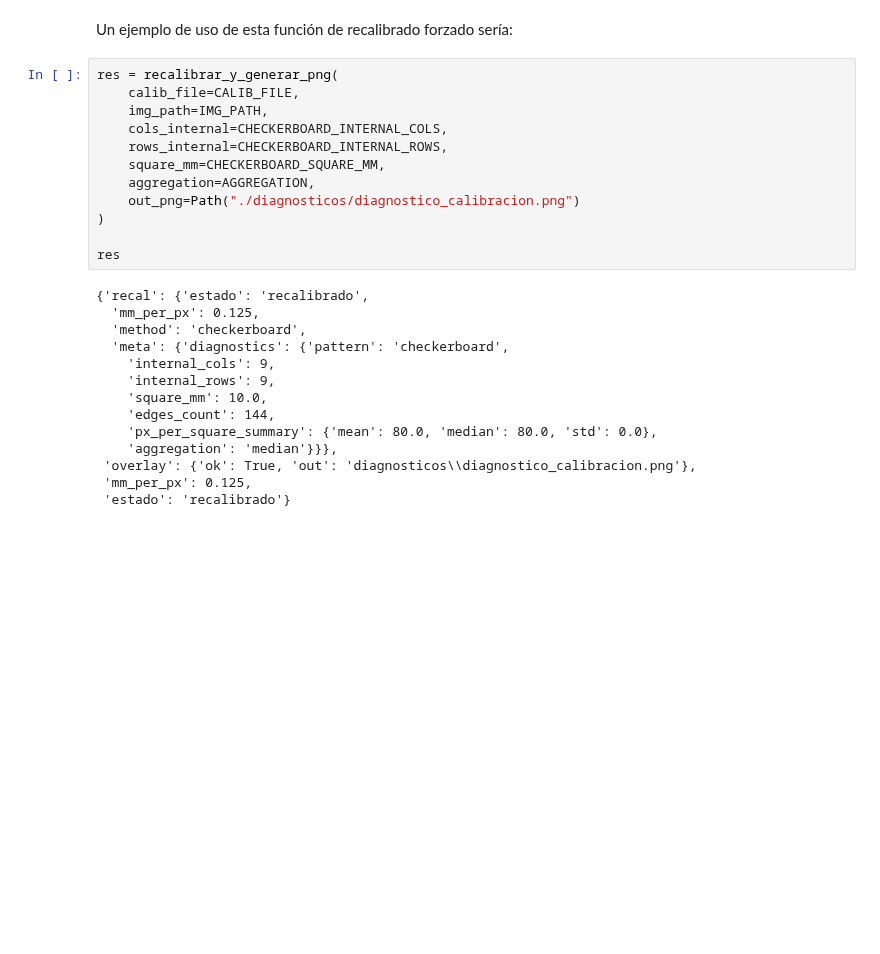
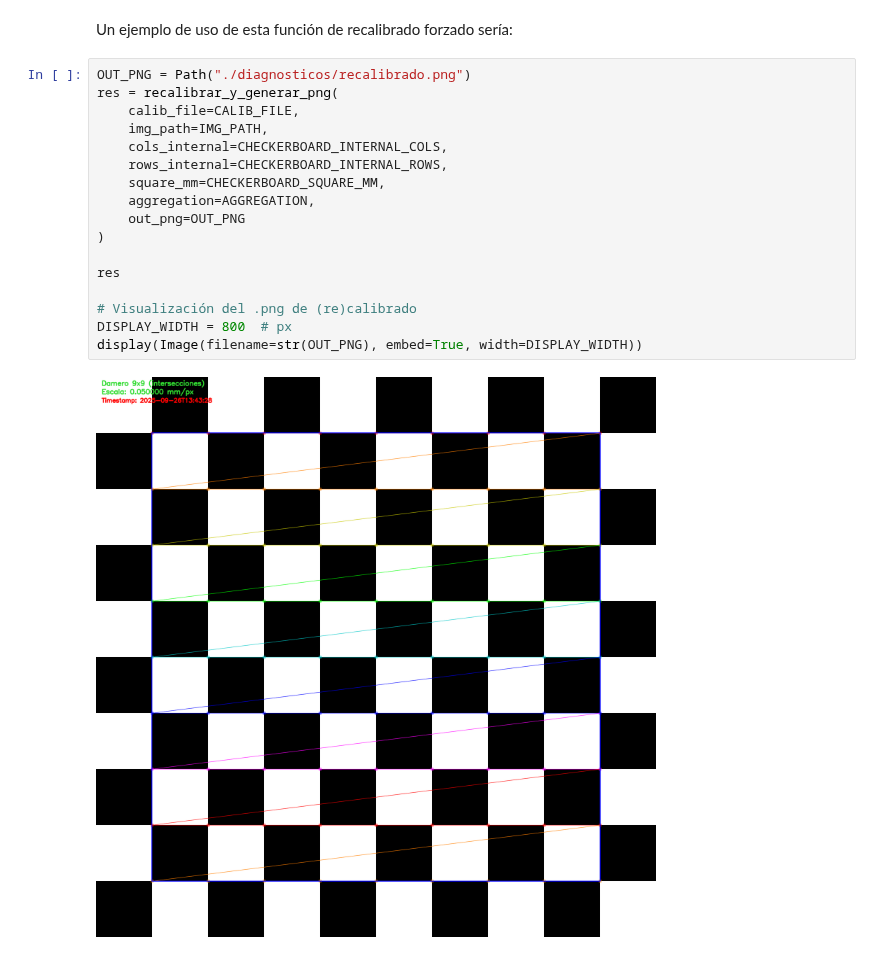
Before and after one commit to jalosu/FLATCLASS, a Jupyter notebook: content/01/Modulo-2.ipynb, the cells around one changed output. Cells and saved outputs as stored; diff of their text form; blank space fills up the shorter version.

```diff
--- a/content/01/Modulo-2.ipynb
+++ b/content/01/Modulo-2.ipynb
@@ -716,28 +668,21 @@ def recalibrar_y_generar_png(
 # %% [markdown]
 Un ejemplo de uso de esta función de recalibrado forzado sería:
 # %%
+OUT_PNG = Path("./diagnosticos/recalibrado.png")
 res = recalibrar_y_generar_png(
     calib_file=CALIB_FILE,
     img_path=IMG_PATH,
     cols_internal=CHECKERBOARD_INTERNAL_COLS,
     rows_internal=CHECKERBOARD_INTERNAL_ROWS,
     square_mm=CHECKERBOARD_SQUARE_MM,
     aggregation=AGGREGATION,
-    out_png=Path("./diagnosticos/diagnostico_calibracion.png")
+    out_png=OUT_PNG
 )
 
 res
+
+# Visualización del .png de (re)calibrado
+DISPLAY_WIDTH = 800  # px
+display(Image(filename=str(OUT_PNG), embed=True, width=DISPLAY_WIDTH))
 # %% [output]
-{'recal': {'estado': 'recalibrado',
-  'mm_per_px': 0.125,
-  'method': 'checkerboard',
-  'meta': {'diagnostics': {'pattern': 'checkerboard',
-    'internal_cols': 9,
-    'internal_rows': 9,
-    'square_mm': 10.0,
-    'edges_count': 144,
-    'px_per_square_summary': {'mean': 80.0, 'median': 80.0, 'std': 0.0},
-    'aggregation': 'median'}}},
- 'overlay': {'ok': True, 'out': 'diagnosticos\\diagnostico_calibracion.png'},
- 'mm_per_px': 0.125,
- 'estado': 'recalibrado'}
+[figure, added]
```
Also changed, not shown: parts of 8 cells of this notebook, 5 other files.
